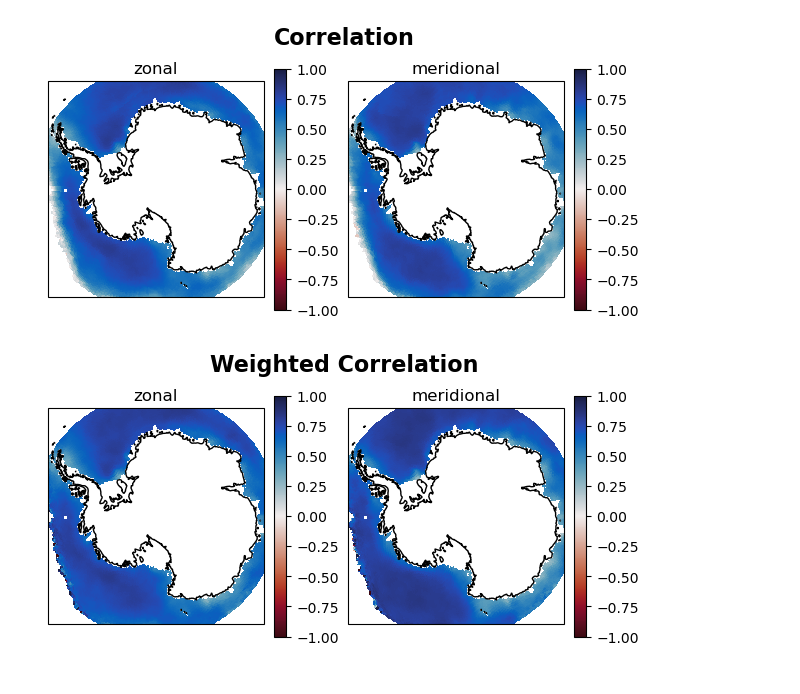
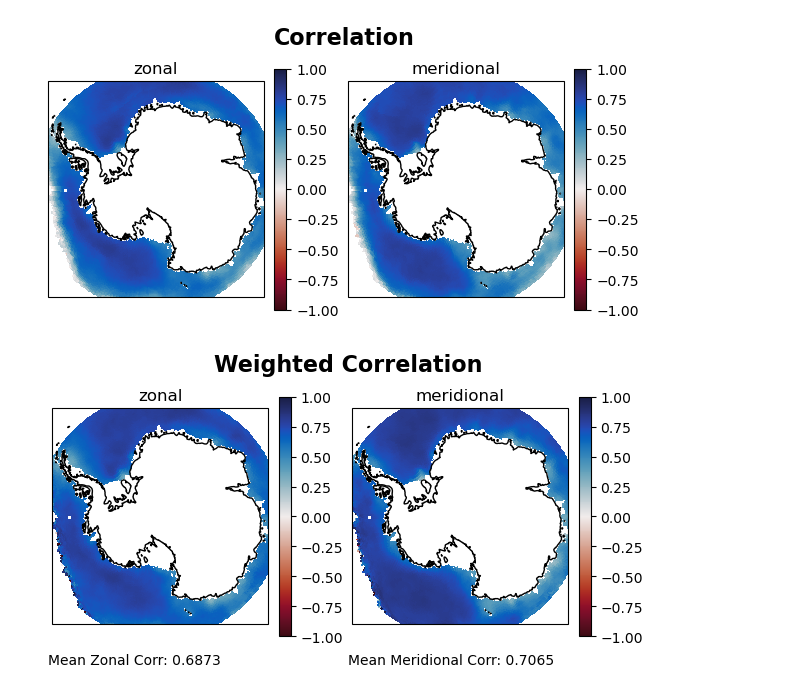
Before and after one commit to jackbassham/thesis-rough, a Jupyter notebook: notebooks/evaluate_wcnn.ipynb, the cells around one changed output. Drawn from its saved outputs; the diff is of its cells as text; code cells hidden in the pictures.

Commit message:
playing with text, saving figures

```diff
--- a/notebooks/evaluate_wcnn.ipynb
+++ b/notebooks/evaluate_wcnn.ipynb
@@ -7,7 +7,7 @@ import numpy as np
 import os
 # %%
 # Load predictions
-fnam = "/home/jbassham/jack/thesis-rough/data/sh/outputs/cnn/weighted/CNNPreds_sh_1992_2020.npz"
+fnam = "/home/jbassham/jack/thesis-rough/data/model-output/cnn-wtd/sh/CNNPreds_sh_1992_2020.npz"
 data = np.load(fnam, allow_pickle = True)
 
 upred = data['y_pred'][:,0,:,:]
@@ -23,14 +23,14 @@ gc.collect()
 44
 # %%
 # load latitude longitude grid for plotting
-fnam = "/home/jbassham/jack/thesis-rough/data/sh/inputs/lat_lon_sh_1992_2020.npz"
+fnam = "/home/jbassham/jack/thesis-rough/data/coordinates/sh/lat_lon_sh_1992_2020.npz"
 data = np.load(fnam, allow_pickle = True)
 
 lat = data['lat']
 lon = data['lon']
 # %%
 # Load CNN data split indices and land mask
-fnam = "/home/jbassham/jack/thesis-rough/data/sh/cnn-inputs/indices_land_sh_1992_2020.npz"
+fnam = "/home/jbassham/jack/thesis-rough/data/cnn-input/sh/indices_land_sh_1992_2020.npz"
 data = np.load(fnam, allow_pickle = True)
 
 train_idx = data['train_idx']
@@ -39,7 +39,7 @@ test_idx = data['test_idx']
 land_mask = data['land_mask']
 # %%
 # Load uncertainty, ice velocities
-fnam = "/home/jbassham/jack/thesis-rough/data/sh/inputs/inputs_normalized_sh_1992_2020.npz"
+fnam = "/home/jbassham/jack/thesis-rough/data/mask-norm/sh/inputs_normalized_sh_1992_2020.npz"
 data = np.load(fnam, allow_pickle=True)
 rt = data['rtn']
 uit = data['uitn']
@@ -327,34 +327,41 @@ fig, axs = plt.subplots(
     constrained_layout = True
     )
 
 axs[0].set_extent([-180, 180, LAT_MIN, LAT_MAX], crs = ccrs.PlateCarree())
 axs[0].coastlines()
 upcm = axs[0].pcolormesh(
     lon, lat, udata,
     transform = ccrs.PlateCarree(),
     cmap = cmap, vmin = vmin ,vmax = vmax
 )
 axs[0].set_title("zonal")
 plt.colorbar(upcm, ax = axs[0], orientation = 'vertical')
 
 
 axs[1].set_extent([-180, 180, LAT_MIN, LAT_MAX], crs = ccrs.PlateCarree())
 axs[1].coastlines()
 vpcm = axs[1].pcolormesh(
     lon, lat, vdata,
     transform = ccrs.PlateCarree(),
     cmap = cmap, vmin = vmin ,vmax = vmax
 )
 axs[1].set_title("meridional")
 plt.colorbar(vpcm, ax = axs[1], orientation = 'vertical')
 
 fig.suptitle("Weighted Correlation", fontsize = 16, fontweight = 'bold')
 
+fig.text(0, -0.05, f"Mean Zonal Corr: {np.nanmean(udata):.4f}")
+fig.text(0.5, -0.05, f"Mean Meridional Corr: {np.nanmean(vdata):.4f}")
+
 fig.tight_layout
 
+fnam = "testplt.png"
+
+plt.savefig(fnam, bbox_inches = 'tight')
+
 plt.show()
 # %% [output]
-[figure, old version]
+[figure, new version]
 # %%
 PATH = "/home/jbassham/jack/thesis-rough/data/sh/outputs/cnn/weighted"
 fnam = "WCNNEval_sh_1992_2020"
```
